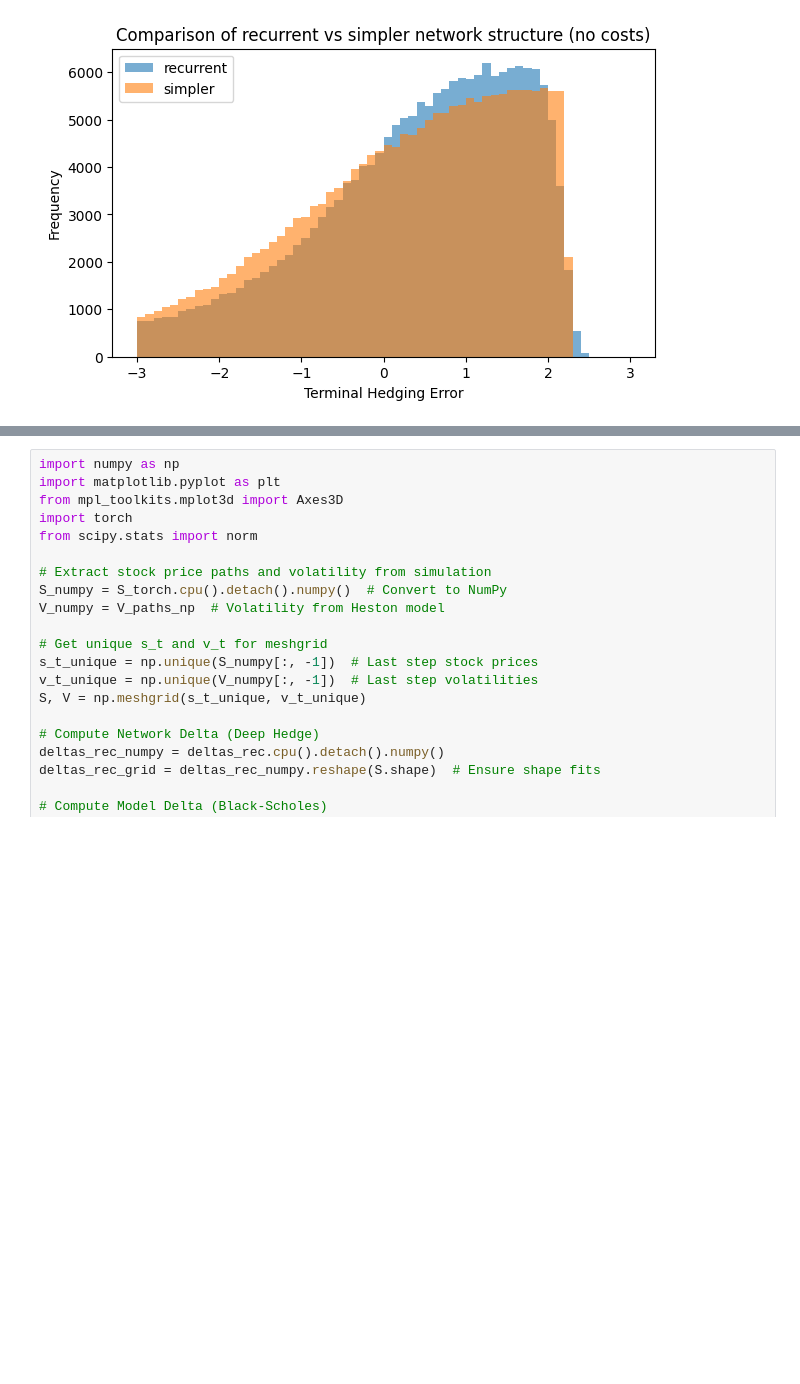
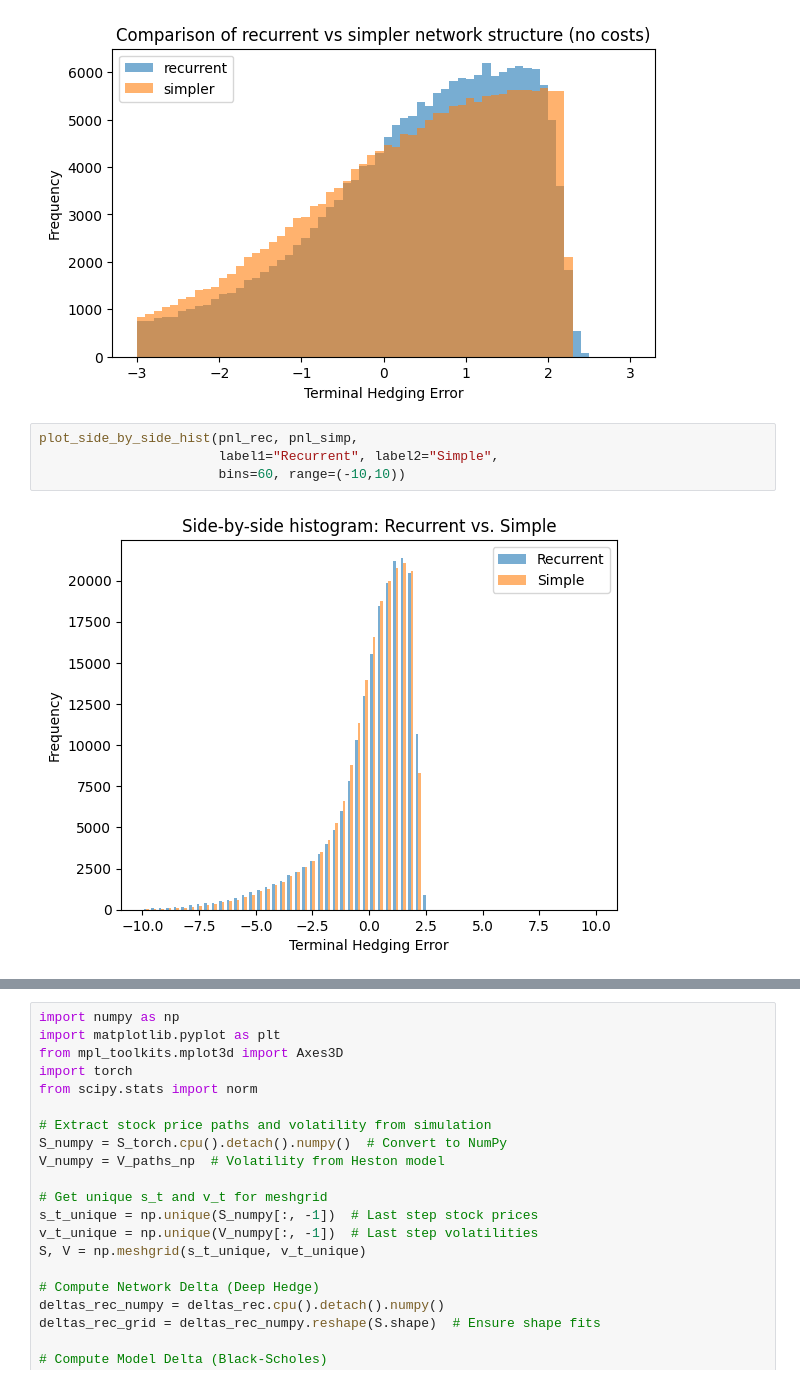
Before and after one commit to jingyiiiiz/MA4288O-Project, a Jupyter notebook: notebooks/example_european_call copy 2.ipynb, the cells around one changed output, grey strips where cells are left out. Cells and saved outputs as stored; diff of their text form; blank space fills up the shorter version.

```diff
--- a/notebooks/example_european_call copy 2.ipynb
+++ b/notebooks/example_european_call copy 2.ipynb
@@ -265,6 +265,12 @@ plt.show()
 # %% [output]
 [figure]
 [figure]
+# %%
+plot_side_by_side_hist(pnl_rec, pnl_simp,
+                       label1="Recurrent", label2="Simple",
+                       bins=60, range=(-10,10))
+# %% [output]
+[figure, added]
 # %%
 # ----------------------------------------------------------------------------
 # 8) Numeric Table (Mean Loss, Price, Realized CVaR)
```
Also changed, not shown: parts of 10 cells of this notebook, 1 other file.
